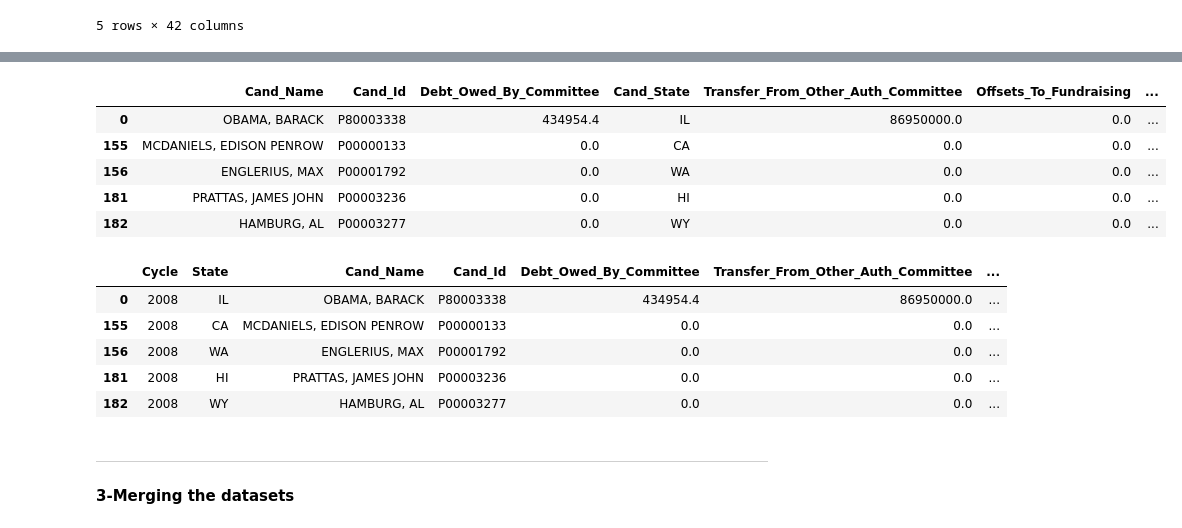
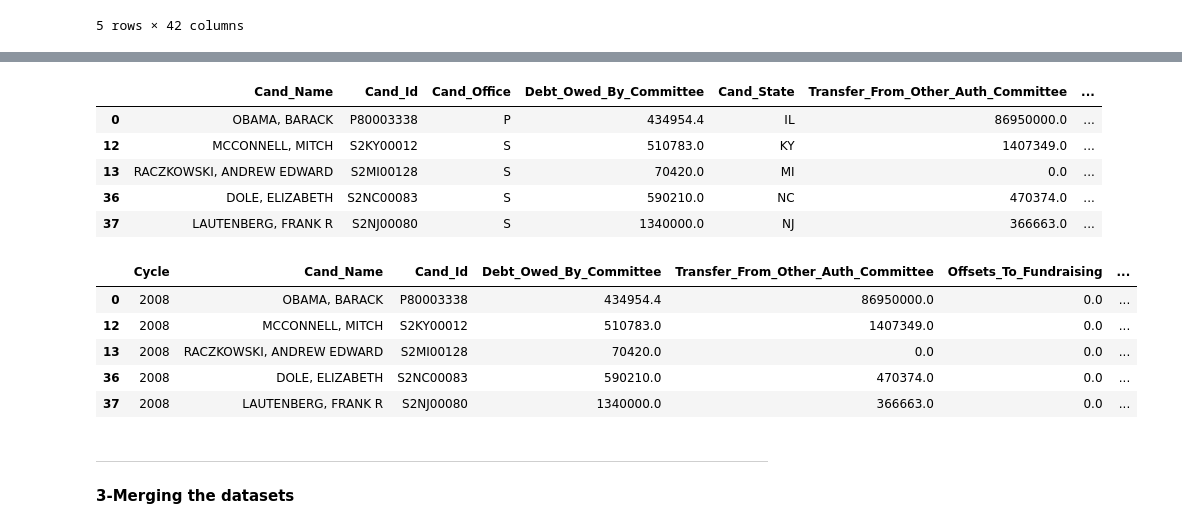
Before and after one commit to okalis05/Project4, a Jupyter notebook: Project4.ipynb, the cells around one changed output, grey strips where cells are left out. Drawn from its saved outputs; the diff is of its cells as text; code cells hidden in the pictures.

```diff
--- a/Project4.ipynb
+++ b/Project4.ipynb
@@ -202,8 +236,14 @@ finances_data.head()
 5 rows × 42 columns
 # %%
 #Filtering 'Cand_Office' == P
-finances_data = finances_data.loc[finances_data['Cand_Office'] == 'P']
+finances_data = finances_data.loc[(finances_data['Cand_Office'].isin(['S','P']))]
 
 #Filtering dataframe by  'Cycle'<=2020
 finances_data['Cycle'] = finances_data['Cycle'].astype(int)
 finances_data = finances_data.loc[(finances_data['Cycle'] <= 2020)]
+
+# Filtering the data by Cand_Party_Affiliation
+finances_data = finances_data.loc[(finances_data['Cand_Party_Affiliation'].isin(['DEM' , 'REP']))]
+
+# Displaying the dataframe
+finances_data.head()
@@ -255,22 +303,22 @@ finances_data.head()
 # %%
 #Dropping unwantted columns
 finances_data = finances_data.drop(columns = ['Individual_Itemized_Contribution','Individual_Unitemized_Contribution',
                                                'Individual_Contribution','Other_Committee_Contribution','Party_Committee_Contribution',
                                                'Cand_Contribution','Total_Contribution','Net_Contribution','Cand_Loan', 'Other_Loan',
                                                'Total_Loan','Individual_Refund','Party_Committee_Refund','Other_Committee_Refund',
                                                'Total_Contribution_Refund','Total_Disbursement','Exempt_Legal_Accounting_Disbursement',
                                                'Fundraising_Disbursement','Other_Disbursements','Net_Operating_Expenditure',
                                                'Operating_Expenditure','Offsets_To_Operating_Expenditure','Cand_Loan_Repayment',
                                                'Other_Loan_Repayment','Total_Loan_Repayment','Total_Receipt','Other_Receipts',
-                                               'Link_Image','Cand_Party_Affiliation','Cand_Office','Cash_On_Hand_BOP','Cash_On_Hand_COP']).dropna()
+                                               'Link_Image','Cand_Party_Affiliation','Cash_On_Hand_BOP','Cash_On_Hand_COP']).dropna()
 # Displaying dataframe
 finances_data.head()
 # %% [output]
-|  | Cand_Name | Cand_Id | Debt_Owed_By_Committee | Cand_State | Transfer_From_Other_Auth_Committee | Offsets_To_Fundraising | ... |
-| 0 | OBAMA, BARACK | P80003338 | 434954.4 | IL | 86950000.0 | 0.0 | ... |
-| 155 | MCDANIELS, EDISON PENROW | P00000133 | 0.0 | CA | 0.0 | 0.0 | ... |
-| 156 | ENGLERIUS, MAX | P00001792 | 0.0 | WA | 0.0 | 0.0 | ... |
-| 181 | PRATTAS, JAMES JOHN | P00003236 | 0.0 | HI | 0.0 | 0.0 | ... |
-| 182 | HAMBURG, AL | P00003277 | 0.0 | WY | 0.0 | 0.0 | ... |
+|  | Cand_Name | Cand_Id | Cand_Office | Debt_Owed_By_Committee | Cand_State | Transfer_From_Other_Auth_Committee | ... |
+| 0 | OBAMA, BARACK | P80003338 | P | 434954.4 | IL | 86950000.0 | ... |
+| 12 | MCCONNELL, MITCH | S2KY00012 | S | 510783.0 | KY | 1407349.0 | ... |
+| 13 | RACZKOWSKI, ANDREW EDWARD | S2MI00128 | S | 70420.0 | MI | 0.0 | ... |
+| 36 | DOLE, ELIZABETH | S2NC00083 | S | 590210.0 | NC | 470374.0 | ... |
+| 37 | LAUTENBERG, FRANK R | S2NJ00080 | S | 1340000.0 | NJ | 366663.0 | ... |
 # %%
 # Renaming the columns
@@ -278,17 +326,16 @@ finances_data = finances_data.rename(columns = {'Cand_State':'State' , 'contribu
 # %%
 # Reorganizing the columns
-finances_data = finances_data[['Cycle','State', 'Cand_Name', 'Cand_Id' ,
-                               'Debt_Owed_By_Committee', 'Transfer_From_Other_Auth_Committee',
-                               'Offsets_To_Fundraising', 'Offsets_To_Leagal_Accounting',
-                               'Transfer_To_Other_Auth_Committee', 'Debt_Owe_To_Committee',
-                               'Contributions', 'Loans', 'Refunds','Disbursements',
-                               'Expenditures', 'Repayments', 'Receipts']]
-
+finances_data = finances_data[[ 'Cycle','Cand_Name','Cand_Id' ,'Debt_Owed_By_Committee',
+                               'Transfer_From_Other_Auth_Committee','Offsets_To_Fundraising',
+                               'Offsets_To_Leagal_Accounting','Transfer_To_Other_Auth_Committee',
+                               'Debt_Owe_To_Committee','Contributions', 'Loans', 'Refunds',
+                               'Disbursements','Expenditures', 'Repayments', 'Receipts']]
+# Displaying dataframe
 finances_data.head()
 # %% [output]
-|  | Cycle | State | Cand_Name | Cand_Id | Debt_Owed_By_Committee | Transfer_From_Other_Auth_Committee | ... |
-| 0 | 2008 | IL | OBAMA, BARACK | P80003338 | 434954.4 | 86950000.0 | ... |
-| 155 | 2008 | CA | MCDANIELS, EDISON PENROW | P00000133 | 0.0 | 0.0 | ... |
-| 156 | 2008 | WA | ENGLERIUS, MAX | P00001792 | 0.0 | 0.0 | ... |
-| 181 | 2008 | HI | PRATTAS, JAMES JOHN | P00003236 | 0.0 | 0.0 | ... |
-| 182 | 2008 | WY | HAMBURG, AL | P00003277 | 0.0 | 0.0 | ... |
+|  | Cycle | Cand_Name | Cand_Id | Debt_Owed_By_Committee | Transfer_From_Other_Auth_Committee | Offsets_To_Fundraising | ... |
+| 0 | 2008 | OBAMA, BARACK | P80003338 | 434954.4 | 86950000.0 | 0.0 | ... |
+| 12 | 2008 | MCCONNELL, MITCH | S2KY00012 | 510783.0 | 1407349.0 | 0.0 | ... |
+| 13 | 2008 | RACZKOWSKI, ANDREW EDWARD | S2MI00128 | 70420.0 | 0.0 | 0.0 | ... |
+| 36 | 2008 | DOLE, ELIZABETH | S2NC00083 | 590210.0 | 470374.0 | 0.0 | ... |
+| 37 | 2008 | LAUTENBERG, FRANK R | S2NJ00080 | 1340000.0 | 366663.0 | 0.0 | ... |
```
Also changed, not shown: parts of 79 cells of this notebook, 21 other files.
